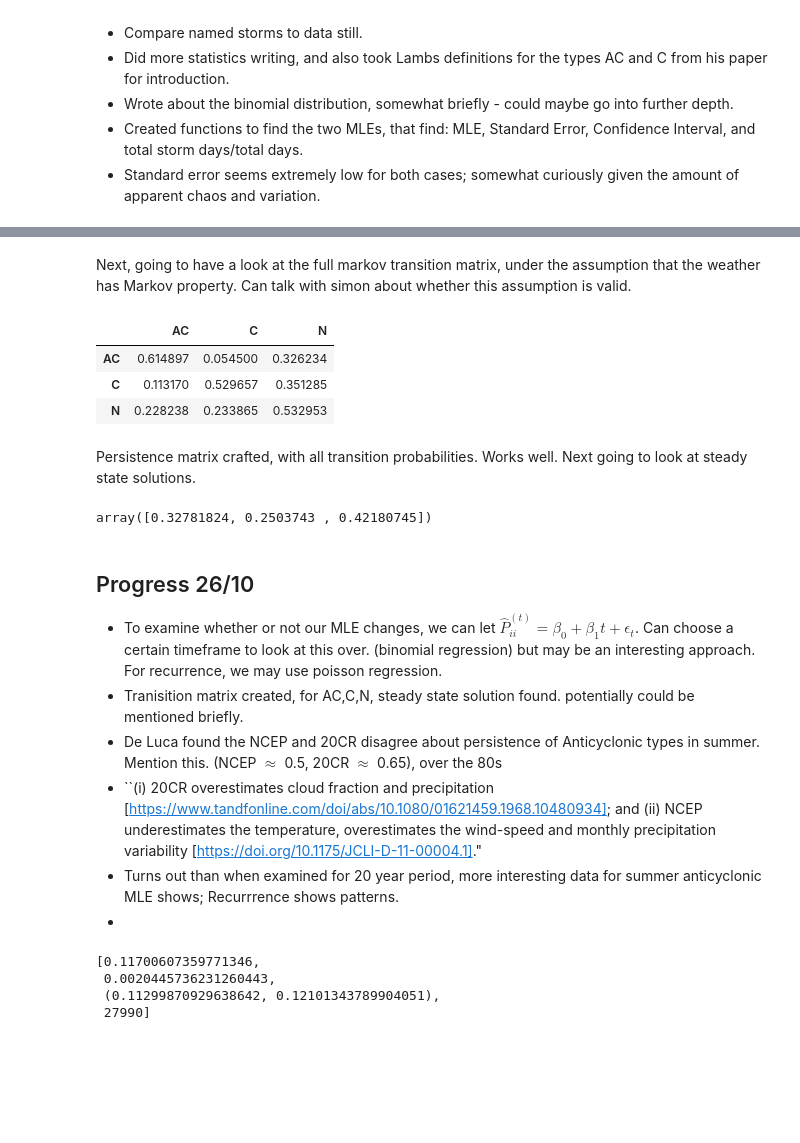
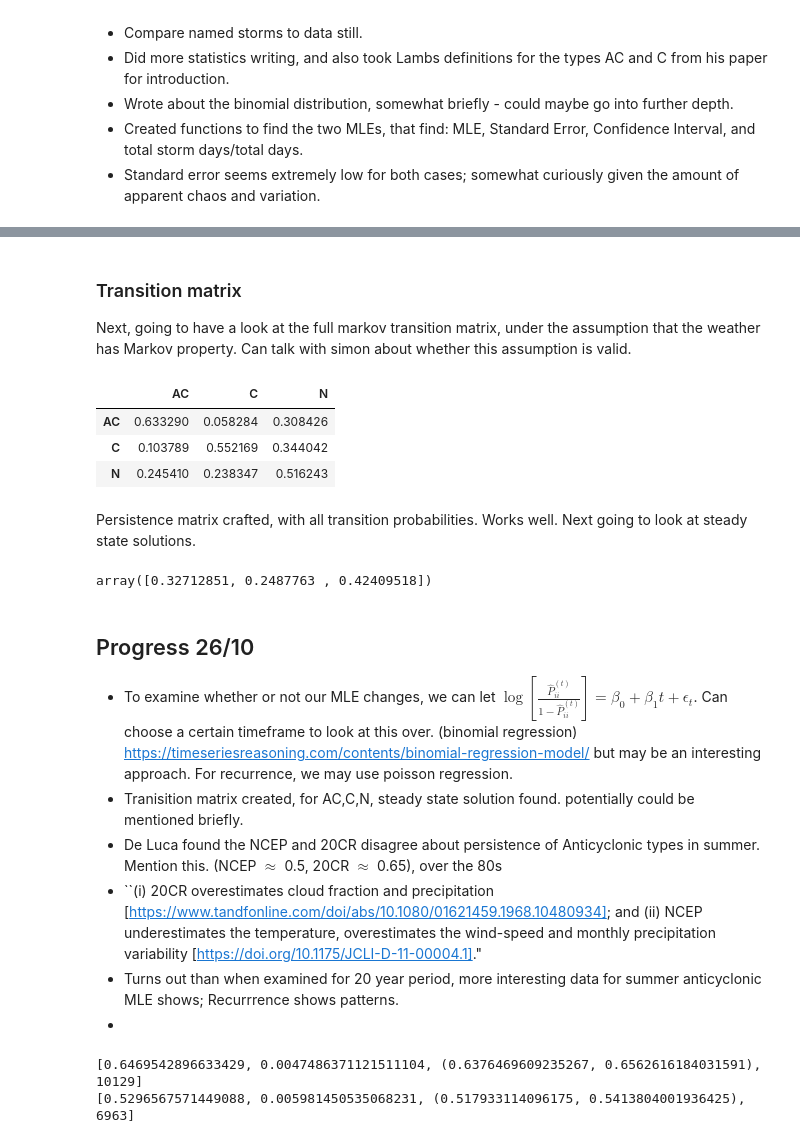
Before and after one commit to R-Mulholland/Persistecnce, a Jupyter notebook: Persistence.ipynb, the cells around one changed output, grey strips where cells are left out. Saved outputs shown, nothing was run; the diff lists cells and outputs as text; code cells hidden in the pictures; blank space fills up the shorter version.

Commit message:
Matrix changed

```diff
--- a/Persistence.ipynb
+++ b/Persistence.ipynb
@@ -64,7 +62,7 @@ df['Grouped_LWT'] = df['LWT'].apply(categorise)
 Categorise function created to group all the LWTs for future use with persistence functions. Next, we have the functions that give metrics of persistence. Persistence_count and the first element of Total_storms, the average period length give quasi-static metrics. Avg_between and Total_storms give metrics for recurrent persistence which could be analysed.
 # %%
 def persistence_count(df,types):
-    ''' calculates the conditional probability that day(t+1) had grouped weather type i, given day(t) had grouped weather type i, for types given.'''
+    ''' calculates the conditional probability that day(t) had grouped weather type i, given day(t+1) had grouped weather type i, for types given.'''
     count_1 = 0
     count_2 = 0
     for v in types:
@@ -412,24 +401,25 @@ df_MLE20
 # %%
 decadeshot = []
-MLE_R10hot = []
-MLE_QS10hot = []
-SE_R10hot = []
-SE_QS10hot = []
+MLE_R20hot = []
+MLE_QS20hot = []
+SE_R20hot = []
+SE_QS20hot = []
 
 x = {'AC'}
 
-for i in range(16):
-    df_10hot = df_hot[(df_hot['year'] < 1870 + 10*(i+1)) & (df_hot['year'] > 1870 +10*i)]
-    MLE_R10hot.append(MLE_R(df_10hot,x)[0])
-    MLE_QS10hot.append(MLE_QS(df_10hot,x)[0])
-    SE_R10hot.append(MLE_R(df_10hot,x)[1])
-    SE_QS10hot.append(MLE_QS(df_10hot,x)[1])
-    decadeshot.append(1870 + 10*i)
+for i in range(8):
+    df_10hot = df_hot[(df_hot['year'] < 1870 + 20*(i+1)) & (df_hot['year'] > 1870 +20*i)]
+    MLE_R20hot.append(MLE_R(df_10hot,x)[0])
+    MLE_QS20hot.append(MLE_QS(df_10hot,x)[0])
+    SE_R20hot.append(MLE_R(df_10hot,x)[1])
+    SE_QS20hot.append(MLE_QS(df_10hot,x)[1])
+    decadeshot.append(1870 + 20*i)
 
-df_MLE10hot = pd.DataFrame({
+df_MLE20hot = pd.DataFrame({
     "decade": decadeshot,
-    "MLE_recurrent": MLE_R10hot,
-    "MLE_Quasi": MLE_QS10hot,
-    "SE_recurrent": SE_R10hot,
-    "SE_Quasi": SE_QS10hot
+    "MLE_recurrent": MLE_R20hot,
+    "MLE_Quasi": MLE_QS20hot,
+    "SE_recurrent": SE_R20hot,
+    "SE_Quasi": SE_QS20hot
 })
+df_MLE20hot
@@ -436,4 +463,6 @@ df_MLE10hot = pd.DataFrame({
 # %% [markdown]
+### Transition matrix
+
 Next, going to have a look at the full markov transition matrix, under the assumption that the weather has Markov property. Can talk with simon about whether this assumption is valid.
 # %%
 def persistence_matrix(df, types):
@@ -477,12 +506,14 @@ def persistence_matrix(df, types):
 
     return prob_matrix
 # %%
-persistence_matrix(df_cold, ['AC', 'C', 'N'])
+p_array = persistence_matrix(df, ['AC', 'C', 'N'])
+
+p_array
 # %% [output]
 |  | AC | C | N |
-| AC | 0.614897 | 0.054500 | 0.326234 |
-| C | 0.113170 | 0.529657 | 0.351285 |
-| N | 0.228238 | 0.233865 | 0.532953 |
+| AC | 0.633290 | 0.058284 | 0.308426 |
+| C | 0.103789 | 0.552169 | 0.344042 |
+| N | 0.245410 | 0.238347 | 0.516243 |
 # %% [markdown]
 Persistence matrix crafted, with all transition probabilities. Works well. Next going to look at steady state solutions.
 # %%
@@ -493,15 +524,15 @@ p_df = persistence_matrix(df_cold, ['AC', 'C', 'N'])
 p_array = p_df.to_numpy()
 # %%
 eigvals, eigvecs = np.linalg.eig(p_array.T)
-steady_state = np.real(eigvecs[:, np.isclose(eigvals, 0.99500774)])
+steady_state = np.real(eigvecs[:, np.isclose(eigvals, 1)])
 steady_state = steady_state / steady_state.sum()  # Normalize
 steady_state = steady_state.flatten()
 steady_state
 # %% [output]
-array([0.32781824, 0.2503743 , 0.42180745])
+array([0.32712851, 0.2487763 , 0.42409518])
 # %% [markdown]
 ## Progress 26/10
-- To examine whether or not our MLE changes, we can let $\hat{P}_{ii}^{(t)} = \beta_0 +\beta_1t+ \epsilon_t$. Can choose a certain timeframe to look at this over. (binomial regression)
+- To examine whether or not our MLE changes, we can let $\log[\frac{\hat{P}_{ii}^{(t)}}{1-\hat{P}_{ii}^{(t)}}] = \beta_0 +\beta_1t+ \epsilon_t$. Can choose a certain timeframe to look at this over. (binomial regression) https://timeseriesreasoning.com/contents/binomial-regression-model/
  but may be an interesting approach. For recurrence, we may use poisson regression.
 - Tranisition matrix created, for AC,C,N, steady state solution found. potentially could be mentioned briefly.
 - De Luca found the NCEP and 20CR disagree about persistence of Anticyclonic types in summer. Mention this. (NCEP $\approx$ 0.5, 20CR $\approx$ 0.65), over the 80s
@@ -509,9 +540,8 @@ array([0.32781824, 0.2503743 , 0.42180745])
 - Turns out than when examined for 20 year period, more interesting data for summer anticyclonic MLE shows; Recurrrence shows patterns.
 -
 # %%
-MLE_R(df_cold,types)
+print(MLE_QS(df_hot,{'AC'}))
+print(MLE_QS(df_cold,{'C'}))
 # %% [output]
-[0.11700607359771346,
- 0.0020445736231260443,
- (0.11299870929638642, 0.12101343789904051),
- 27990]
+[0.6469542896633429, 0.0047486371121511104, (0.6376469609235267, 0.6562616184031591), 10129]
+[0.5296567571449088, 0.005981450535068231, (0.517933114096175, 0.5413804001936425), 6963]
```
Also changed, not shown: parts of 10 cells of this notebook.
